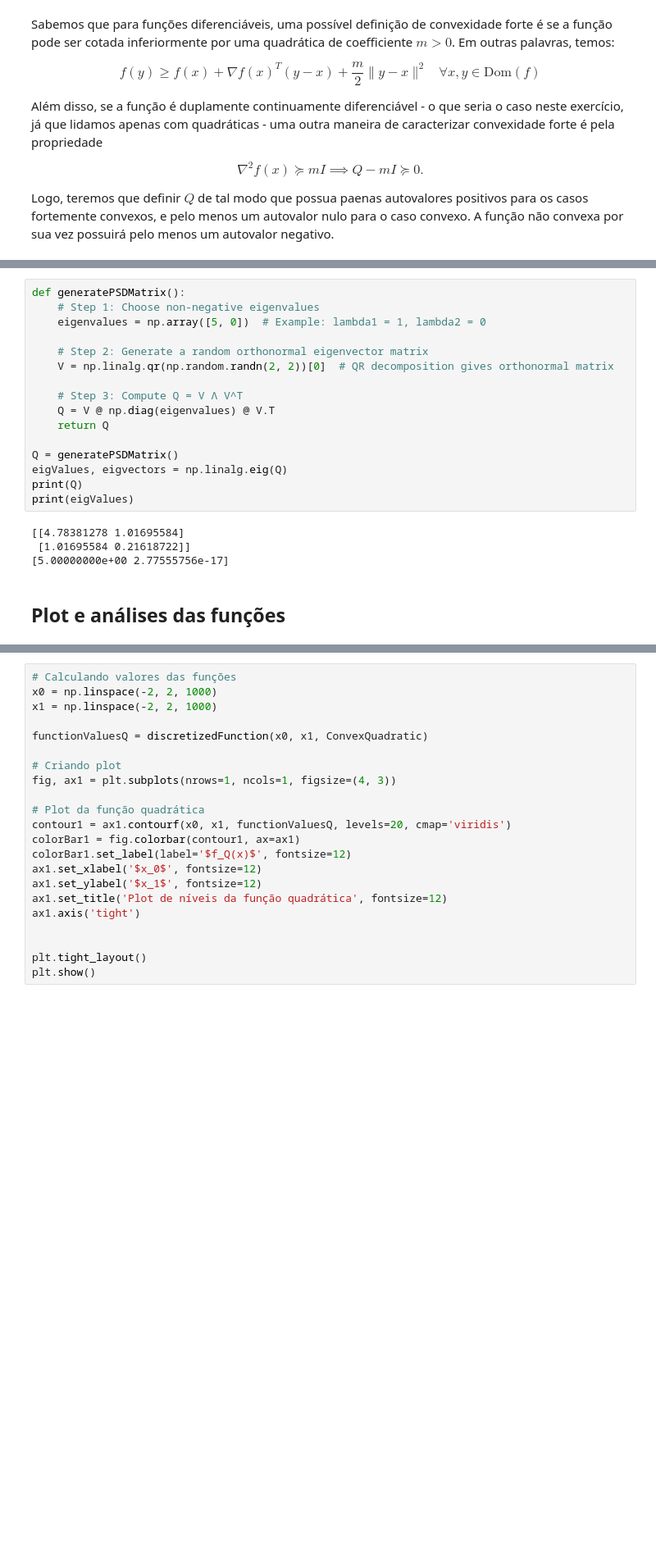
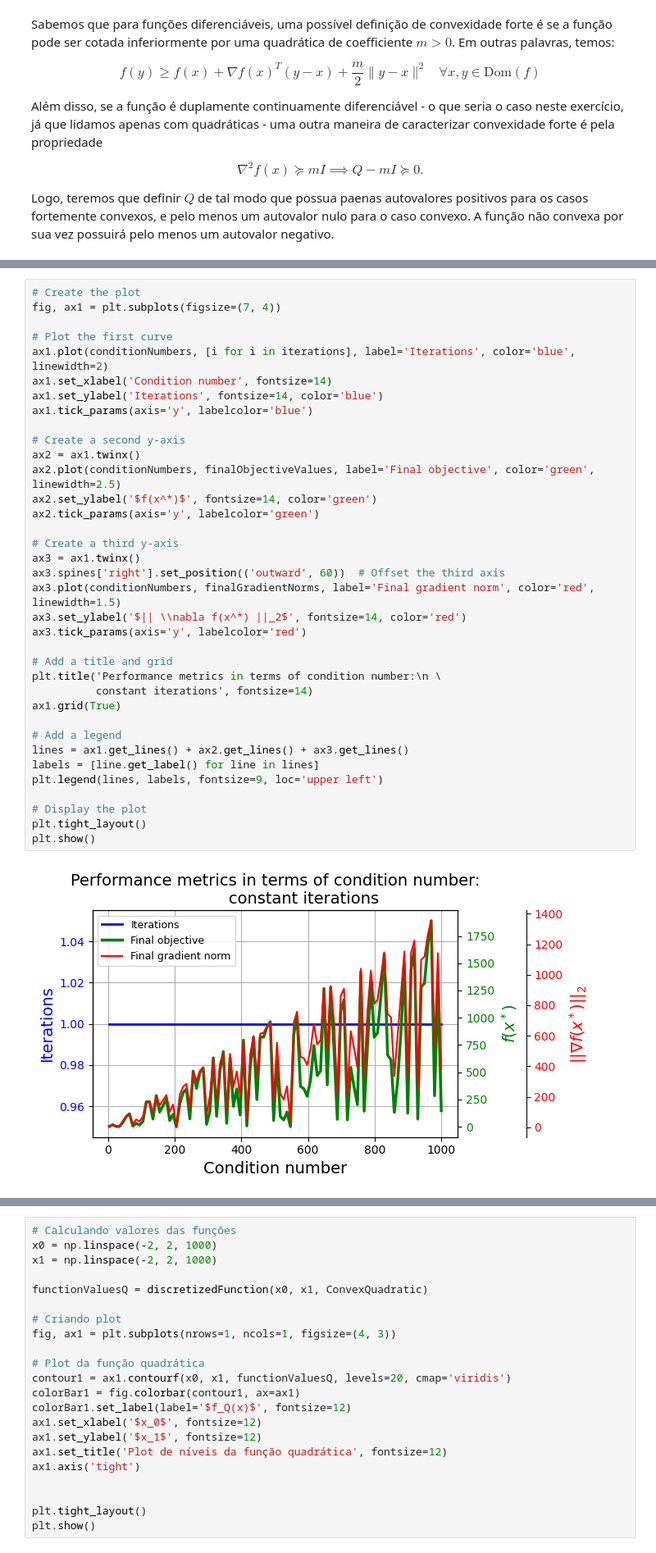
Before and after one commit to arthurkenzo/MO431_Tarefas, a Jupyter notebook: la2ml_tarefa_3.ipynb, the cells around one changed output, grey strips where cells are left out. Shown: that part at 82% size. Drawn from its saved outputs; the diff is of its cells as text; blank space fills up the shorter version.

Commit message:
Mais análises de convergência de quadráticas. WIP: classificação no MNIST.

```diff
--- a/la2ml_tarefa_3.ipynb
+++ b/la2ml_tarefa_3.ipynb
@@ -208,22 +192,38 @@ print(iterations)
-# %%
-def generatePSDMatrix():
-    # Step 1: Choose non-negative eigenvalues
-    eigenvalues = np.array([5, 0])  # Example: lambda1 = 1, lambda2 = 0
-
-    # Step 2: Generate a random orthonormal eigenvector matrix
-    V = np.linalg.qr(np.random.randn(2, 2))[0]  # QR decomposition gives orthonormal matrix
-
-    # Step 3: Compute Q = V Λ V^T
-    Q = V @ np.diag(eigenvalues) @ V.T
-    return Q
-
-Q = generatePSDMatrix()
-eigValues, eigvectors = np.linalg.eig(Q)
-print(Q)
-print(eigValues)
-# %% [output]
-[[4.78381278 1.01695584]
- [1.01695584 0.21618722]]
-[5.00000000e+00 2.77555756e-17]
-# %% [markdown]
-## Plot e análises das funções
+# %%
+# Create the plot
+fig, ax1 = plt.subplots(figsize=(7, 4))
+
+# Plot the first curve
+ax1.plot(conditionNumbers, [i for i in iterations], label='Iterations', color='blue', linewidth=2)
+ax1.set_xlabel('Condition number', fontsize=14)
+ax1.set_ylabel('Iterations', fontsize=14, color='blue')
+ax1.tick_params(axis='y', labelcolor='blue')
+
+# Create a second y-axis
+ax2 = ax1.twinx()
+ax2.plot(conditionNumbers, finalObjectiveValues, label='Final objective', color='green', linewidth=2.5)
+ax2.set_ylabel('$f(x^*)$', fontsize=14, color='green')
+ax2.tick_params(axis='y', labelcolor='green')
+
+# Create a third y-axis
+ax3 = ax1.twinx()
+ax3.spines['right'].set_position(('outward', 60))  # Offset the third axis
+ax3.plot(conditionNumbers, finalGradientNorms, label='Final gradient norm', color='red', linewidth=1.5)
+ax3.set_ylabel('$|| \\nabla f(x^*) ||_2$', fontsize=14, color='red')
+ax3.tick_params(axis='y', labelcolor='red')
+
+# Add a title and grid
+plt.title('Performance metrics in terms of condition number:\n \
+          constant iterations', fontsize=14)
+ax1.grid(True)
+
+# Add a legend
+lines = ax1.get_lines() + ax2.get_lines() + ax3.get_lines()
+labels = [line.get_label() for line in lines]
+plt.legend(lines, labels, fontsize=9, loc='upper left')
+
+# Display the plot
+plt.tight_layout()
+plt.show()
+# %% [output]
+[figure, added]
```
Also changed, not shown: parts of 19 cells of this notebook.
